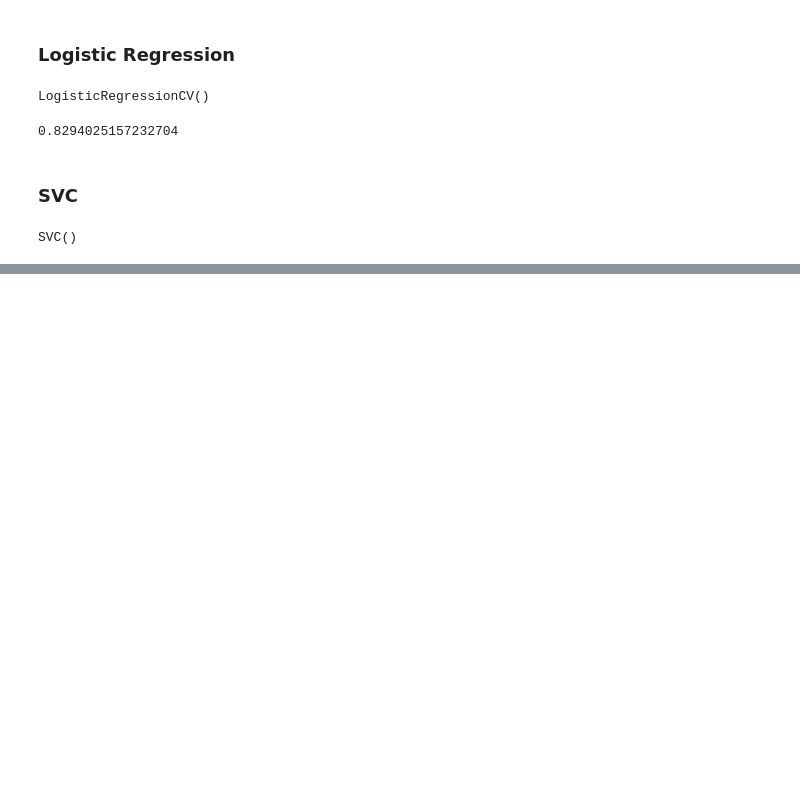
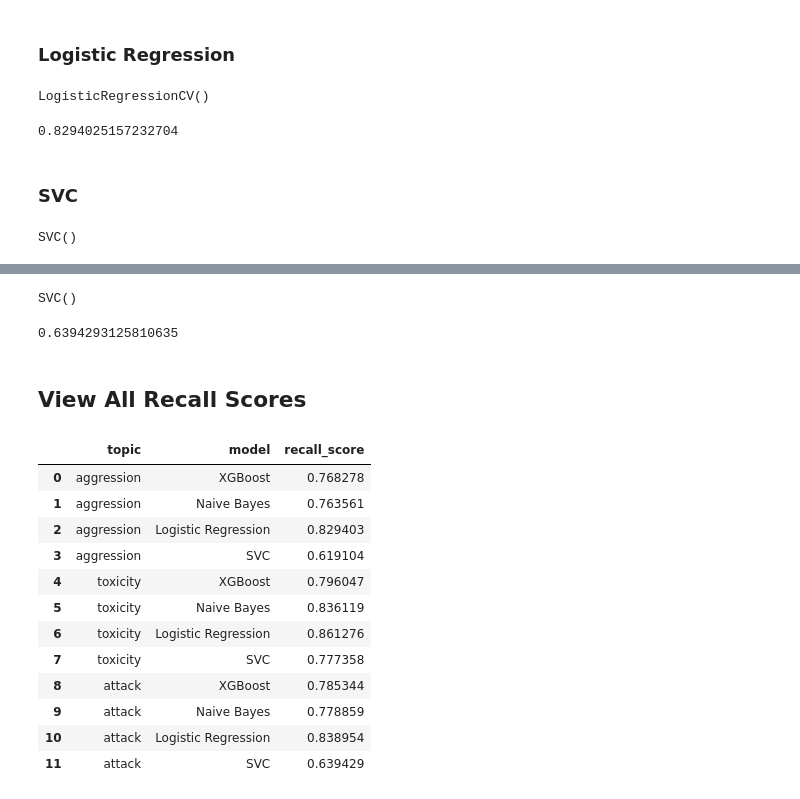
Before and after one commit to ctnormand1/cyber_bullying_detection, a Jupyter notebook: model_metrics/metrics_recall.ipynb, the cells around one changed output, grey strips where cells are left out. Drawn from its saved outputs; the diff is of its cells as text; code cells hidden in the pictures; blank space fills up the shorter version.

Commit message:
adding metrics for toxicity and attack

```diff
--- a/model_metrics/metrics_recall.ipynb
+++ b/model_metrics/metrics_recall.ipynb
@@ -178,0 +512,48 @@ recall_score(y_test, svc.predict(X_test_cvec_svc))
+# %%
+X_train, X_test, y_train, y_test = split_data(
+    attack_df,
+    pct_positive=0.5,
+    random_state=42)
+
+# Instantiate CountVectorizer with best parameters found from SVC gridsearch
+cvec = CountVectorizer(max_features = 6000,
+                       min_df = 2,
+                       stop_words = 'english')
+cvec.fit(X_train)
+
+X_train_cvec = cvec.transform(X_train)
+X_test_cvec = cvec.transform(X_test)
+# %%
+# Instantiate SVC
+svc = SVC()
+# %%
+# Fit the model
+svc.fit(X_train_cvec, y_train)
+# %% [output]
+SVC()
+# %%
+# Recall score
+recall_score(y_test, svc.predict(X_test_cvec))
+# %% [output]
+0.6394293125810635
+# %%
+# Add score
+recall_df = recall_df.append(add_scores('attack', 'SVC', svc), ignore_index=True)
+# %% [markdown]
+## View All Recall Scores
+# %%
+recall_df
+# %% [output]
+|  | topic | model | recall_score |
+| 0 | aggression | XGBoost | 0.768278 |
+| 1 | aggression | Naive Bayes | 0.763561 |
+| 2 | aggression | Logistic Regression | 0.829403 |
+| 3 | aggression | SVC | 0.619104 |
+| 4 | toxicity | XGBoost | 0.796047 |
+| 5 | toxicity | Naive Bayes | 0.836119 |
+| 6 | toxicity | Logistic Regression | 0.861276 |
+| 7 | toxicity | SVC | 0.777358 |
+| 8 | attack | XGBoost | 0.785344 |
+| 9 | attack | Naive Bayes | 0.778859 |
+| 10 | attack | Logistic Regression | 0.838954 |
+| 11 | attack | SVC | 0.639429 |
```
Also changed, not shown: parts of 70 cells of this notebook.
